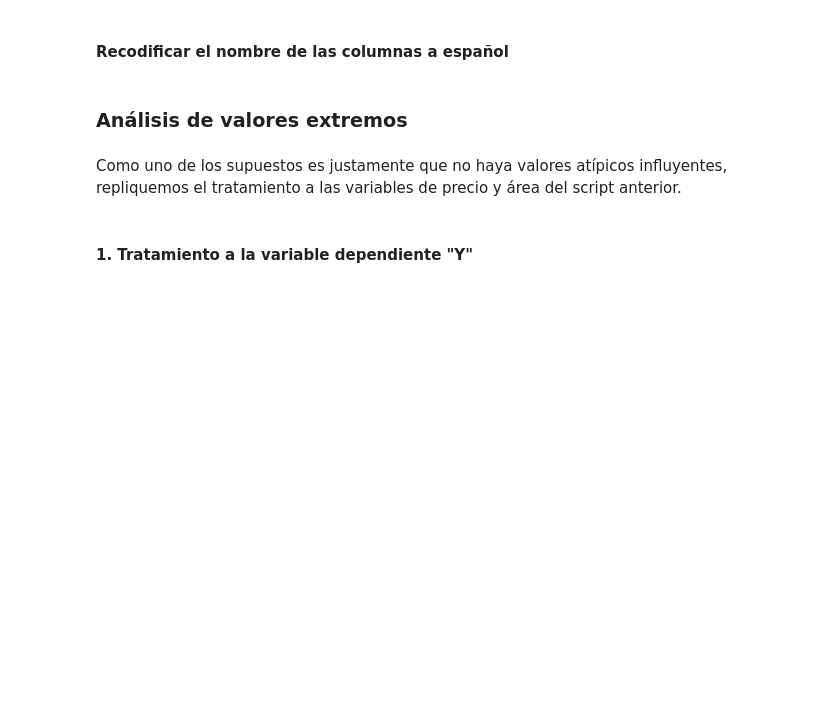
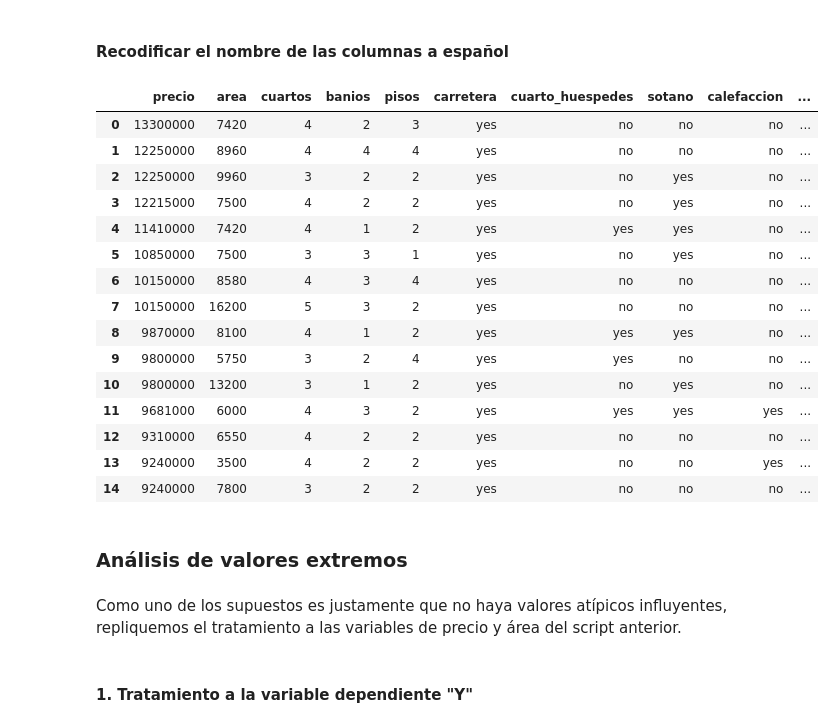
Before and after one commit to marcecevallos/UDLA_Analitica_predictiva, a Jupyter notebook: Regresión logística simple/Unidad_No. 3_Regresion_logística_simple.ipynb, the cells around one changed output. Saved outputs shown, nothing was run; the diff lists cells and outputs as text; code cells hidden in the pictures; blank space fills up the shorter version.

```diff
--- a/Regresión logística simple/Unidad_No. 3_Regresion_logística_simple.ipynb
+++ b/Regresión logística simple/Unidad_No. 3_Regresion_logística_simple.ipynb
@@ -243,6 +246,25 @@ df
 df.rename({'price':'precio', 'bedrooms': 'cuartos', 'bathrooms':'banios', 'stories': 'pisos', 'mainroad':'carretera',
           'guestroom':'cuarto_huespedes', 'basement': 'sotano', 'hotwaterheating':'calefaccion', 'airconditioning':'AC',
            'parking':'parqueadero', 'prefarea':'periferia', 'furnishingstatus':'amoblado' }, axis=1, inplace=True)
+# %%
+df.head(15)
+# %% [output]
+|  | precio | area | cuartos | banios | pisos | carretera | cuarto_huespedes | sotano | calefaccion | ... |
+| 0 | 13300000 | 7420 | 4 | 2 | 3 | yes | no | no | no | ... |
+| 1 | 12250000 | 8960 | 4 | 4 | 4 | yes | no | no | no | ... |
+| 2 | 12250000 | 9960 | 3 | 2 | 2 | yes | no | yes | no | ... |
+| 3 | 12215000 | 7500 | 4 | 2 | 2 | yes | no | yes | no | ... |
+| 4 | 11410000 | 7420 | 4 | 1 | 2 | yes | yes | yes | no | ... |
+| 5 | 10850000 | 7500 | 3 | 3 | 1 | yes | no | yes | no | ... |
+| 6 | 10150000 | 8580 | 4 | 3 | 4 | yes | no | no | no | ... |
+| 7 | 10150000 | 16200 | 5 | 3 | 2 | yes | no | no | no | ... |
+| 8 | 9870000 | 8100 | 4 | 1 | 2 | yes | yes | yes | no | ... |
+| 9 | 9800000 | 5750 | 3 | 2 | 4 | yes | yes | no | no | ... |
+| 10 | 9800000 | 13200 | 3 | 1 | 2 | yes | no | yes | no | ... |
+| 11 | 9681000 | 6000 | 4 | 3 | 2 | yes | yes | yes | yes | ... |
+| 12 | 9310000 | 6550 | 4 | 2 | 2 | yes | no | no | no | ... |
+| 13 | 9240000 | 3500 | 4 | 2 | 2 | yes | no | no | yes | ... |
+| 14 | 9240000 | 7800 | 3 | 2 | 2 | yes | no | no | no | ... |
 # %% [markdown]
 ### Análisis de valores extremos
 # %% [markdown]
```
Also changed, not shown: parts of 13 cells of this notebook.
